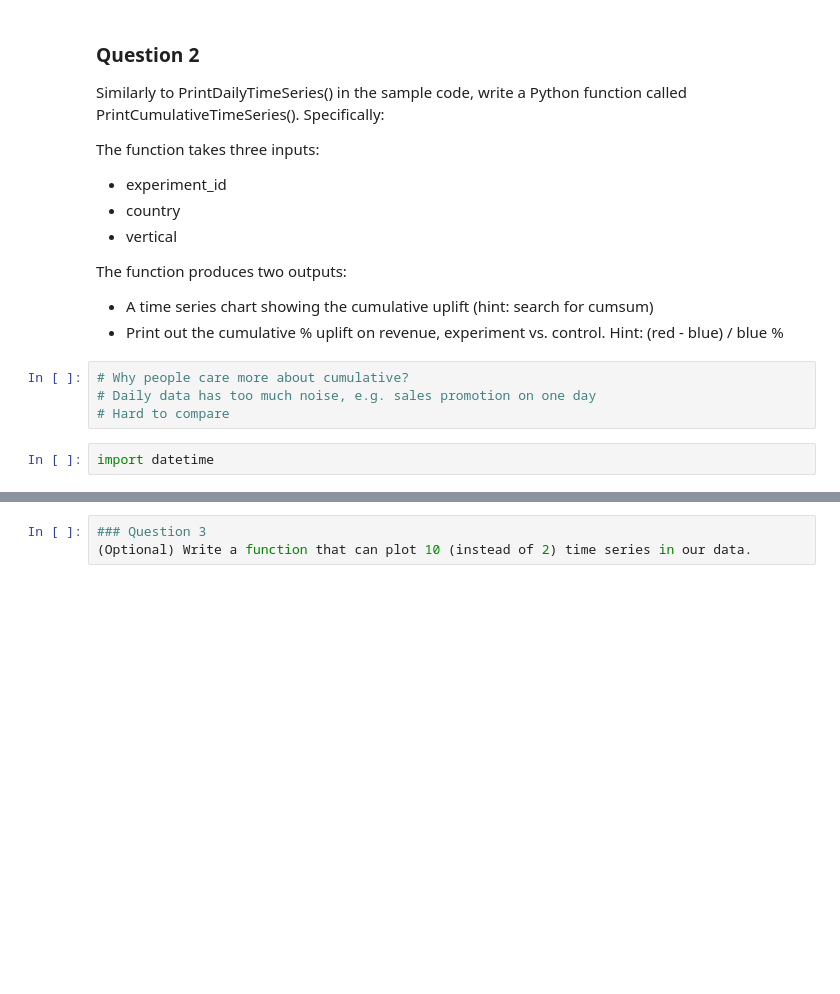
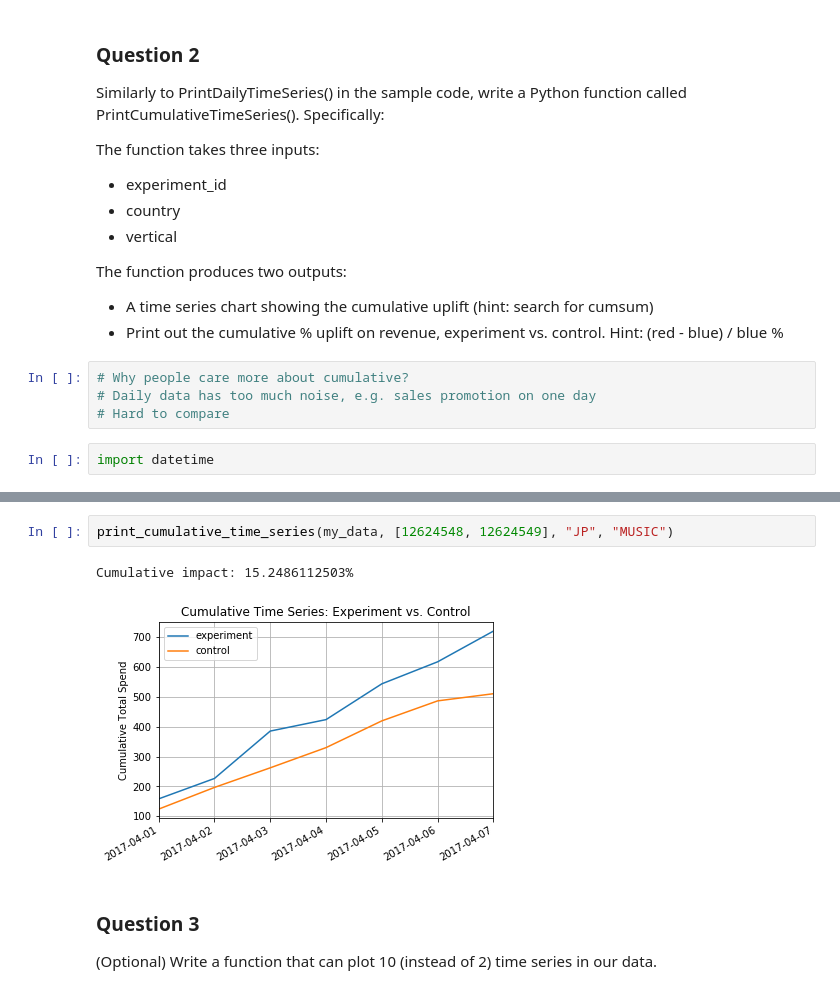
Before and after one commit to qinqinzhao/BA501_Week4, a Jupyter notebook: BA501_week4_homework.ipynb, the cells around one changed output, grey strips where cells are left out. Saved outputs shown, nothing was run; the diff lists cells and outputs as text; blank space fills up the shorter version.

```diff
--- a/BA501_week4_homework.ipynb
+++ b/BA501_week4_homework.ipynb
@@ -211,3 +248,8 @@ print_cumulative_time_series(my_data, [12624548, 12624549])
-# %%
-### Question 3
-(Optional) Write a function that can plot 10 (instead of 2) time series in our data.
+# %%
+print_cumulative_time_series(my_data, [12624548, 12624549], "JP", "MUSIC")
+# %% [output]
+Cumulative impact: 15.2486112503%
+[figure, added]
+# %% [markdown]
+### Question 3
+(Optional) Write a function that can plot 10 (instead of 2) time series in our data.
```
Also changed, not shown: parts of 8 cells of this notebook.
